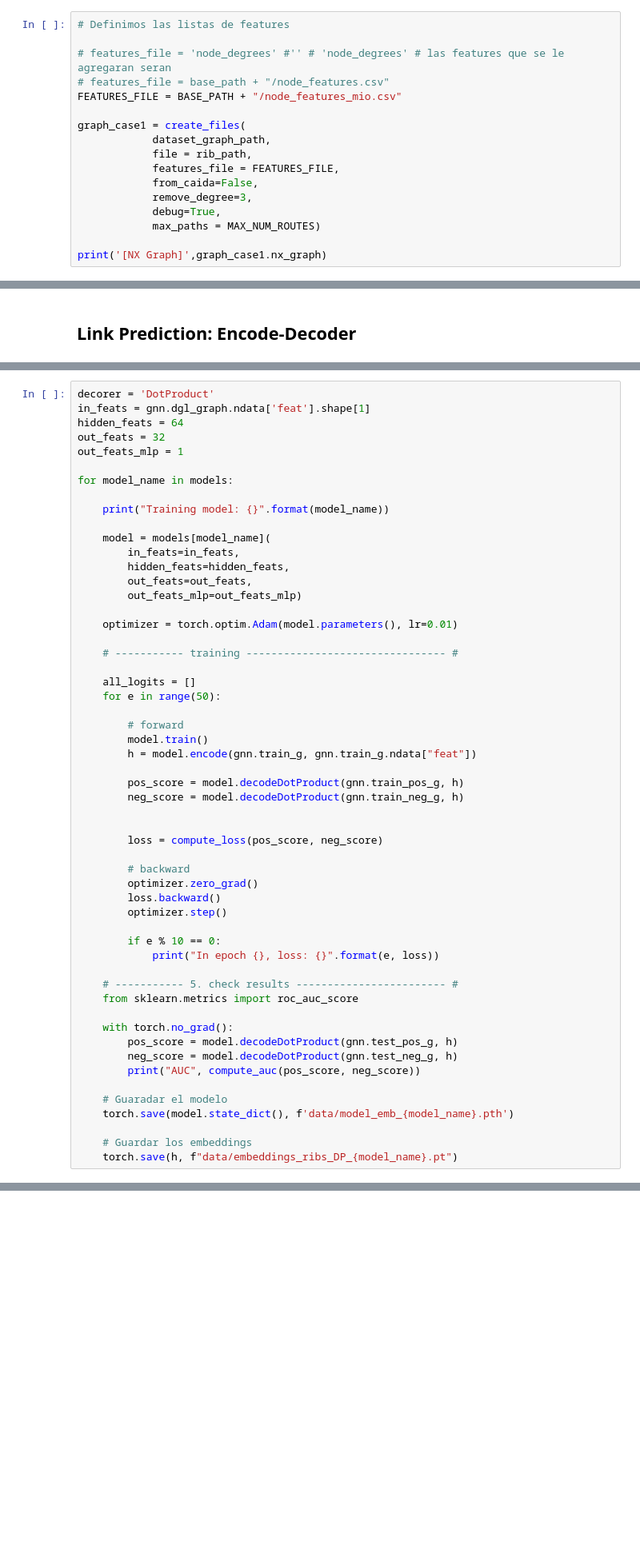
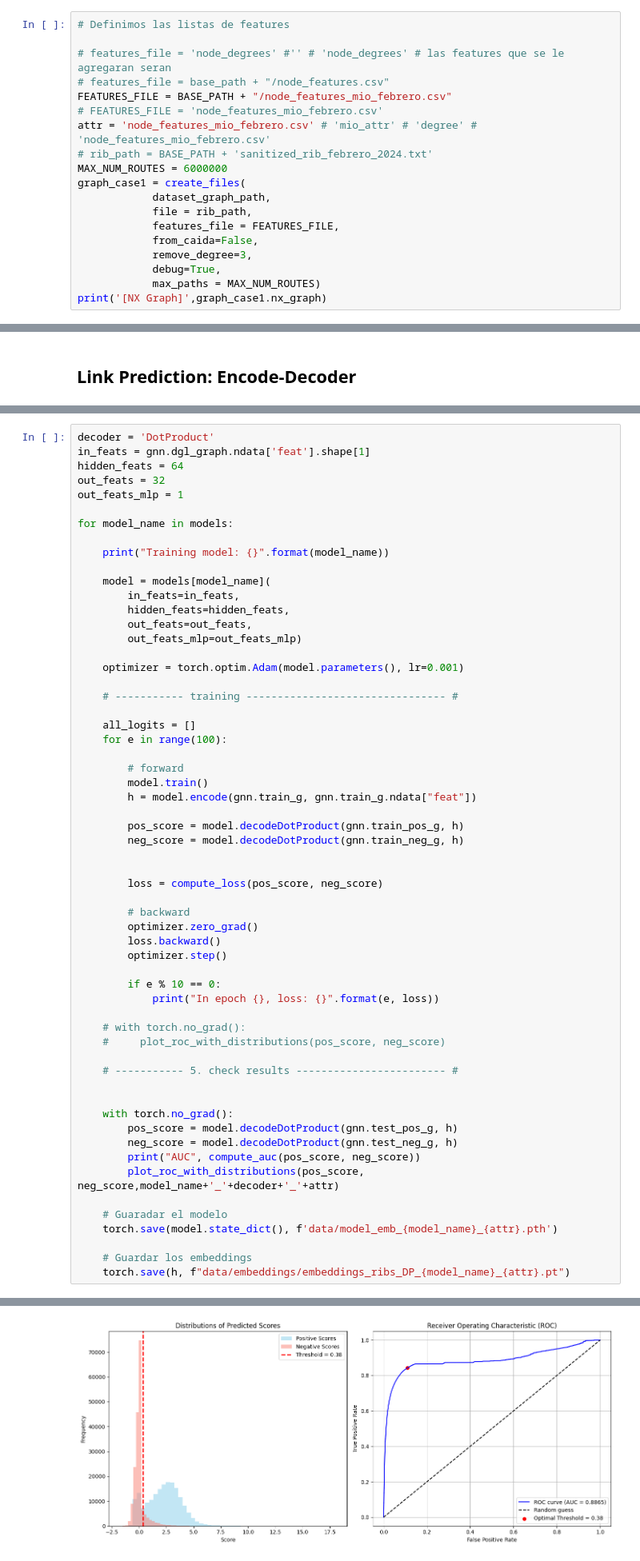
Before and after one commit to valesteban/TrabajoTesis, a Jupyter notebook: train_embeddings.ipynb, the cells around one changed output, grey strips where cells are left out. Shown: that part at 80% size. Drawn from its saved outputs; the diff is of its cells as text; blank space fills up the shorter version.

```diff
--- a/train_embeddings.ipynb
+++ b/train_embeddings.ipynb
@@ -55,8 +55,11 @@ features_file
 
 # features_file = 'node_degrees' #'' # 'node_degrees' # las features que se le agregaran seran
 # features_file = base_path + "/node_features.csv"
-FEATURES_FILE = BASE_PATH + "/node_features_mio.csv"
-
+FEATURES_FILE = BASE_PATH + "/node_features_mio_febrero.csv"
+# FEATURES_FILE = 'node_features_mio_febrero.csv'
+attr = 'node_features_mio_febrero.csv' # 'mio_attr' # 'degree' # 'node_features_mio_febrero.csv'
+# rib_path = BASE_PATH + 'sanitized_rib_febrero_2024.txt'
+MAX_NUM_ROUTES = 6000000
 graph_case1 = create_files(
             dataset_graph_path,
             file = rib_path,
@@ -65,7 +68,6 @@ graph_case1 = create_files(
             remove_degree=3,
             debug=True,
             max_paths = MAX_NUM_ROUTES)
-
 print('[NX Graph]',graph_case1.nx_graph)
 # %% [output]
 [CARPETA CREADA]:  /home/valentina/Desktop/GIT/TrabajoTesis/data/dgl_graph/
@@ -178,5 +225,5 @@ Aristas negativas generadas: 120008
 # %%
-decorer = 'DotProduct'
+decoder = 'DotProduct'
 in_feats = gnn.dgl_graph.ndata['feat'].shape[1]
 hidden_feats = 64
 out_feats = 32
@@ -192,12 +239,12 @@ for model_name in models:
         out_feats=out_feats,
         out_feats_mlp=out_feats_mlp)
 
-    optimizer = torch.optim.Adam(model.parameters(), lr=0.01)
+    optimizer = torch.optim.Adam(model.parameters(), lr=0.001)
 
     # ----------- training -------------------------------- #
 
     all_logits = []
-    for e in range(50):
+    for e in range(100):
 
         # forward
         model.train()
@@ -217,18 +264,22 @@ for model_name in models:
         if e % 10 == 0:
             print("In epoch {}, loss: {}".format(e, loss))
 
+    # with torch.no_grad():
+    #     plot_roc_with_distributions(pos_score, neg_score)
+
     # ----------- 5. check results ------------------------ #
-    from sklearn.metrics import roc_auc_score
+
 
     with torch.no_grad():
         pos_score = model.decodeDotProduct(gnn.test_pos_g, h)
         neg_score = model.decodeDotProduct(gnn.test_neg_g, h)
         print("AUC", compute_auc(pos_score, neg_score))
+        plot_roc_with_distributions(pos_score, neg_score,model_name+'_'+decoder+'_'+attr)
 
     # Guaradar el modelo
-    torch.save(model.state_dict(), f'data/model_emb_{model_name}.pth')
+    torch.save(model.state_dict(), f'data/model_emb_{model_name}_{attr}.pth')
 
     # Guardar los embeddings
-    torch.save(h, f"data/embeddings_ribs_DP_{model_name}.pt")
+    torch.save(h, f"data/embeddings/embeddings_ribs_DP_{model_name}_{attr}.pt")
 # %% [output]
 Training model: GCN
@@ -250,0 +297 @@ AUC 0.7159679941334043
+[figure, added]
```
Also changed, not shown: parts of 28 cells of this notebook, 5 other files.
